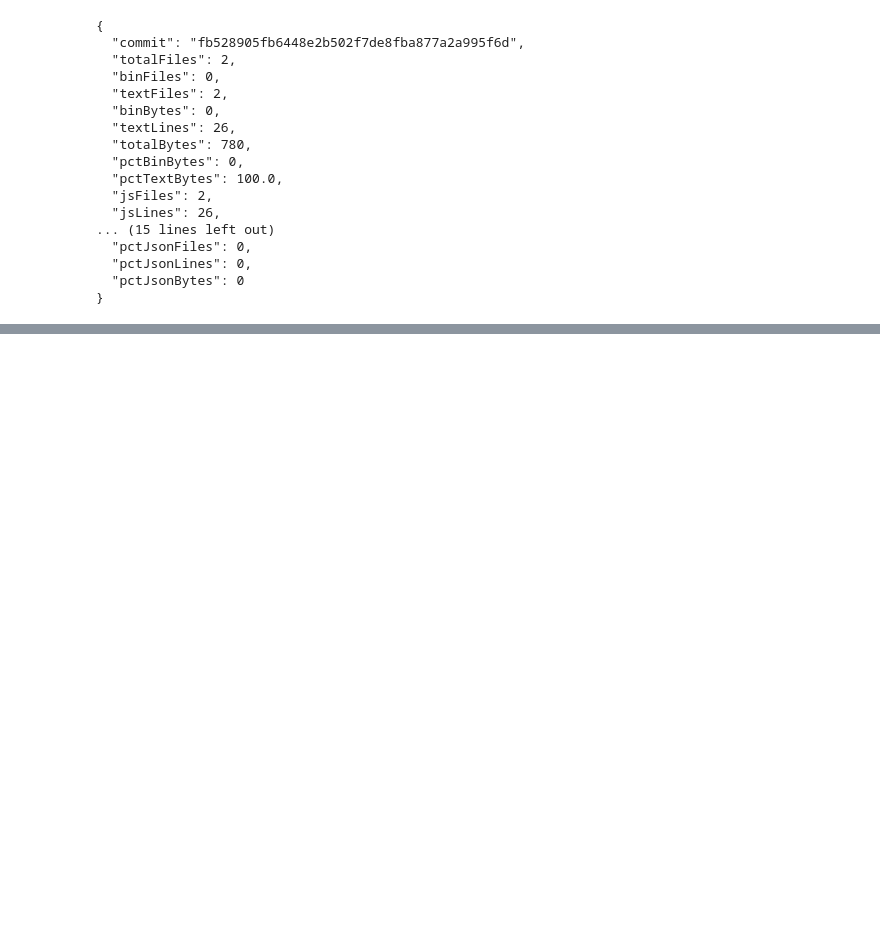
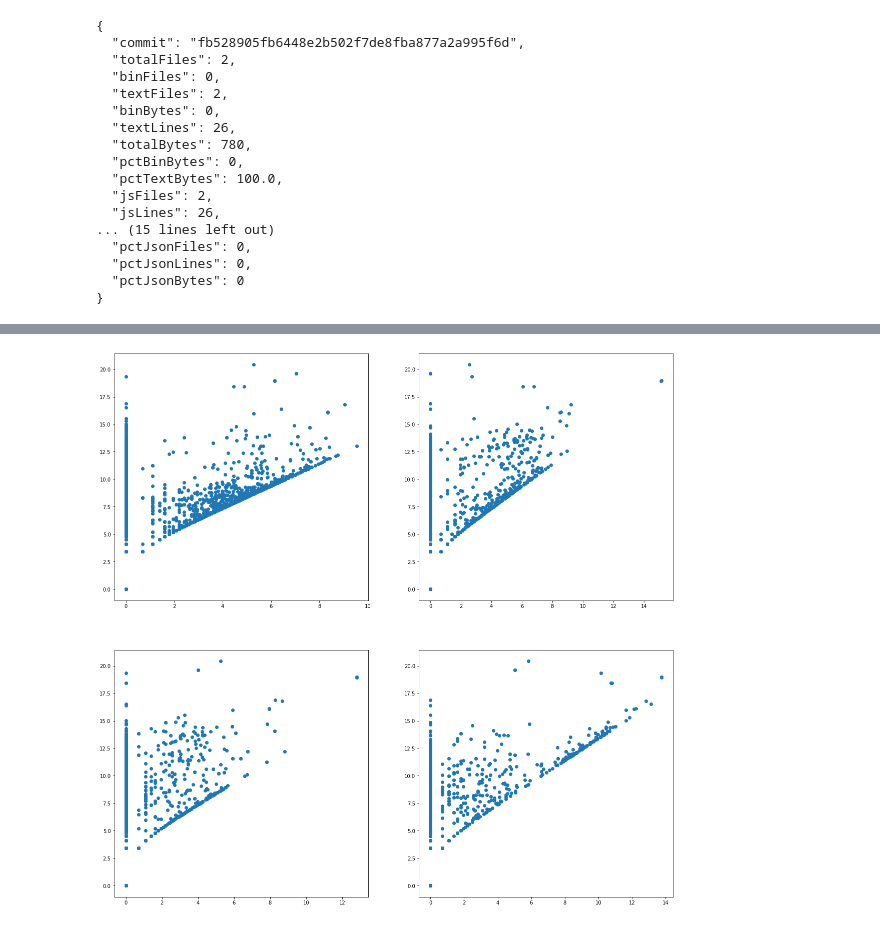
Before and after one commit to Deadman-DAO/Web3HackerNetwork, a Jupyter notebook: sandbox/notebooks/bob/commit_stat_engineering.ipynb, the cells around one changed output, grey strips where cells are left out. Drawn from its saved outputs; the diff is of its cells as text; code cells hidden in the pictures; blank space fills up the shorter version.

```diff
--- a/sandbox/notebooks/bob/commit_stat_engineering.ipynb
+++ b/sandbox/notebooks/bob/commit_stat_engineering.ipynb
@@ -36,0 +84,14 @@ for stat in all_commit_stats[slice(1)]:
+# %%
+rust_array = [np.log1p(stats['rustLines']) for stats in all_stats]
+js_array = [np.log1p(stats['jsLines']) for stats in all_stats]
+markdown_array = [np.log1p(stats['markdownLines']) for stats in all_stats]
+json_array = [np.log1p(stats['jsonLines']) for stats in all_stats]
+
+fig, axs = plt.subplots(2, 2, figsize=(20,20))
+axs[0,0].scatter(rust_array, total_bytes_array)
+axs[0,1].scatter(js_array, total_bytes_array)
+axs[1,0].scatter(markdown_array, total_bytes_array)
+axs[1,1].scatter(json_array, total_bytes_array)
+plt.show()
+# %% [output]
+[figure, added]
```
Also changed, not shown: parts of 6 cells of this notebook.
